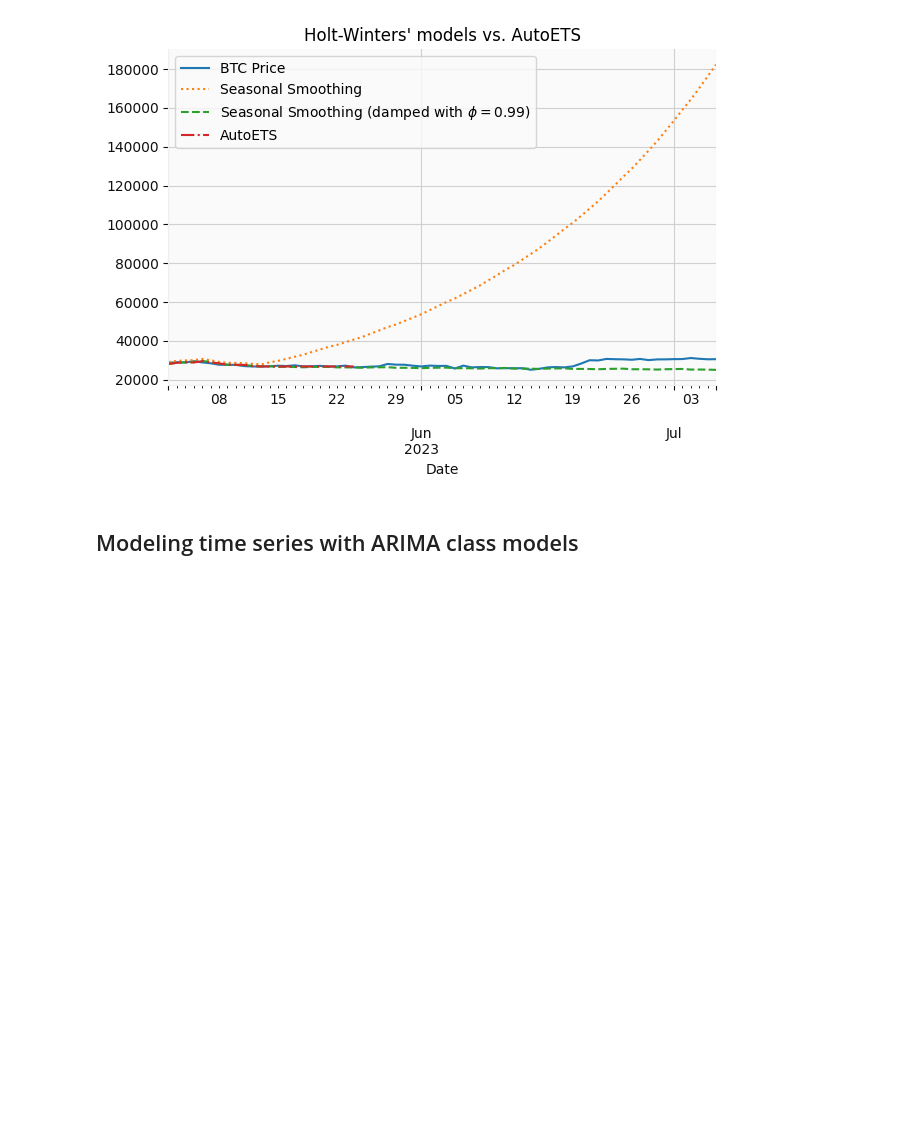
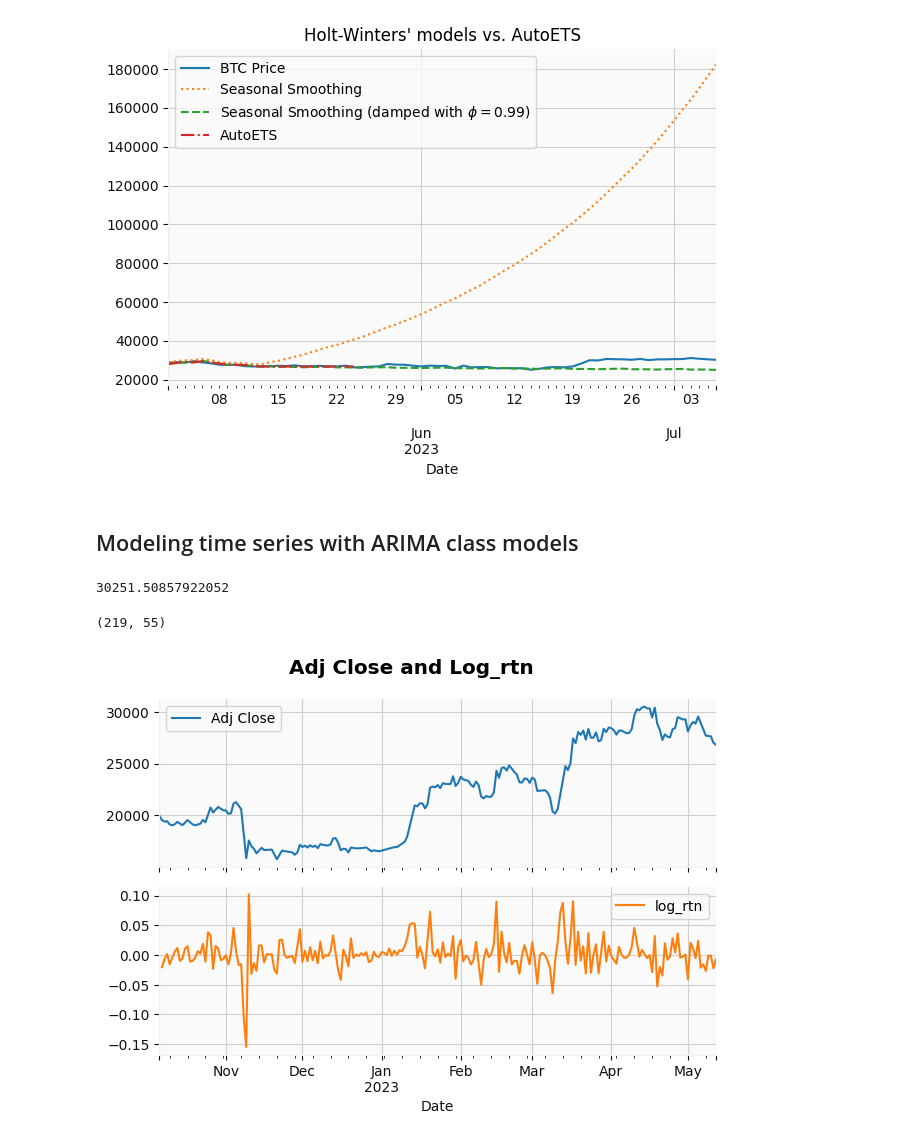
Before and after one commit to AmirGhnbr/statistical_time_series_analysis, a Jupyter notebook: statistical_time_series_analysis.ipynb, the cells around one changed output. Saved outputs shown, nothing was run; the diff lists cells and outputs as text; code cells hidden in the pictures; blank space fills up the shorter version.

```diff
--- a/statistical_time_series_analysis.ipynb
+++ b/statistical_time_series_analysis.ipynb
@@ -500,0 +500,21 @@ plt.tight_layout()
+# %%
+import math
+(math.e ** np.log(data['Adj Close']/data['Adj Close'].shift(1)).sum())*19955.44
+# %% [output]
+30251.50857922052
+# %%
+train_size = int(0.8 * len(data['Adj Close'].dropna()))
+test_len = len(data['Adj Close'].dropna())-train_size
+df_train = data.iloc[:train_size]
+df_test = data.iloc[train_size:]
+len(df_train), len(df_test)
+# %% [output]
+(219, 55)
+# %%
+df_train[['Adj Close','log_rtn']].plot(subplots=True,
+                                       title='Adj Close and Log_rtn')
+
+sns.despine()
+plt.tight_layout()
+# %% [output]
+[figure, added]
```
Also changed, not shown: parts of 18 cells of this notebook.
